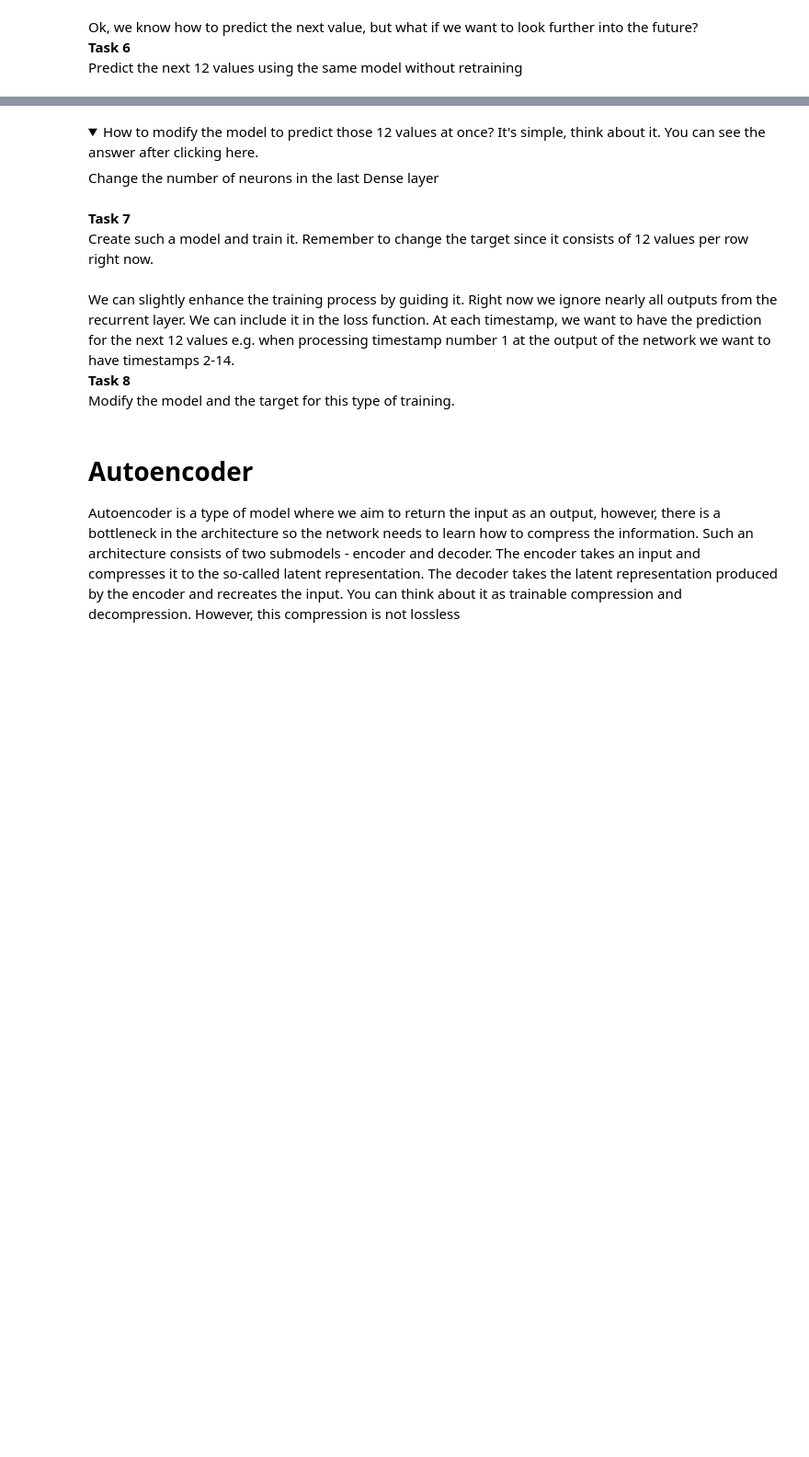
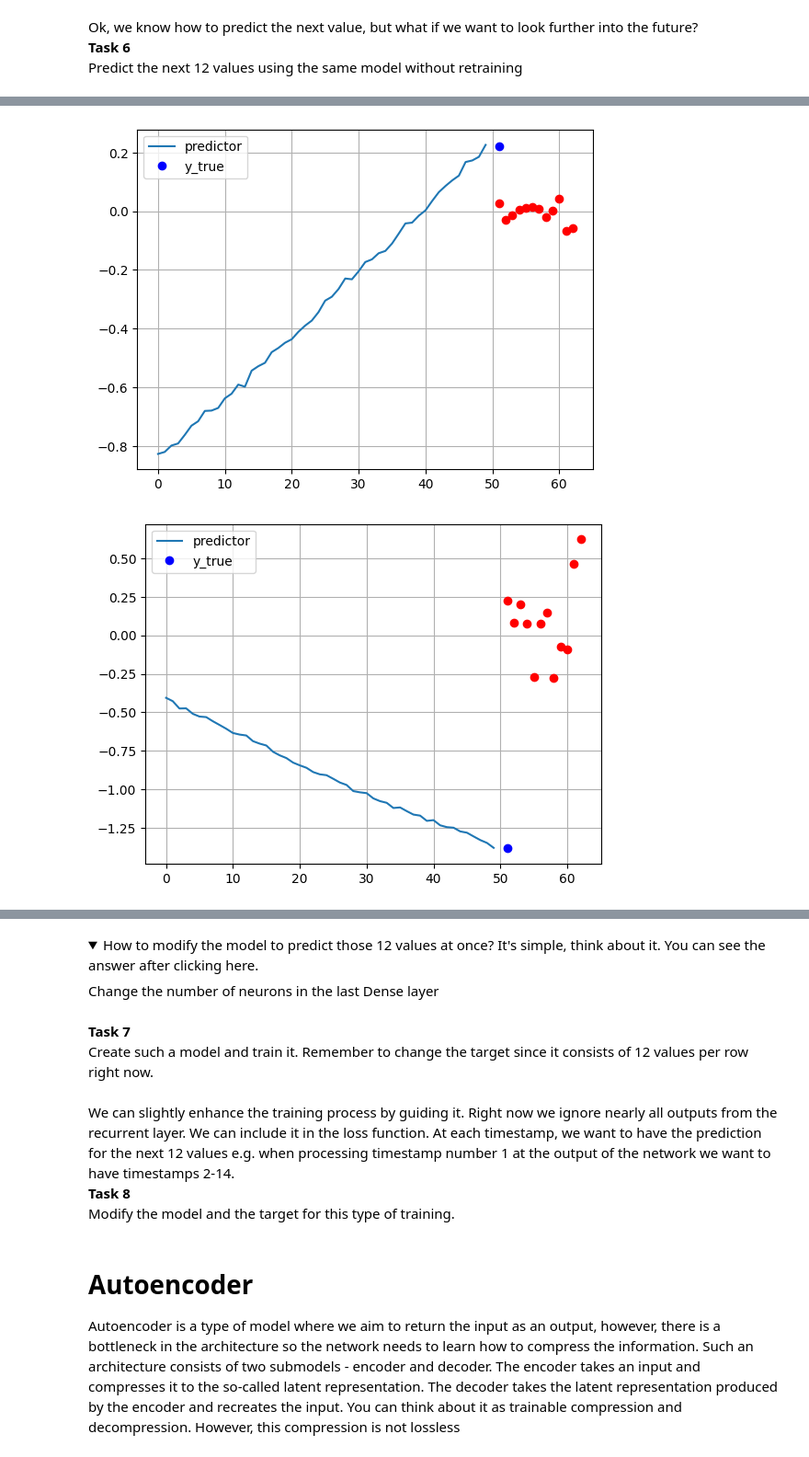
Before and after one commit to Bialkasss/DeepLearning, a Jupyter notebook: RNN/labRNN.ipynb, the cells around one changed output, grey strips where cells are left out. Shown at 92% size. Saved outputs shown, nothing was run; the diff lists cells and outputs as text; code cells hidden in the pictures; folded sections open; blank space fills up the shorter version.

```diff
--- a/RNN/labRNN.ipynb
+++ b/RNN/labRNN.ipynb
@@ -222,2 +510,10 @@ for i in np.random.randint(0, len(test_y), 10):
 # %% [markdown]
 **Task 5** <br>Repeat the prediction task but use LSTM instead of SimpleRNN. Check number of parameters
+# %%
+seqLen = 50
+model = Sequential()
+model.add(LSTM(64, input_shape=(seqLen, 1)))
+
+model.add(Dense(1))
+model.compile(loss='mse')
+model.summary()
@@ -239,0 +588,17 @@ Ok, we know how to predict the next value, but what if we want to look further i
+# %%
+lstm_output_model = Model(inputs=model.input, outputs=model.layers[0].output)
+lstm_output_model.summary()
+# Example for predicting 3 features
+
+output_features = 12
+new_input = Input(shape=(64,))  # Match LSTM output shape
+new_output = Dense(output_features)(new_input)
+
+# Build the new model
+feature_model = Model(inputs=new_input, outputs=new_output)
+feature_model.summary()
+features = lstm_output_model.predict(test_x)
+
+# Predict multiple outputs
+predictions = feature_model.predict(features)
+print(predictions.shape)  # Should be (10, 3)
@@ -239,0 +623,22 @@ Ok, we know how to predict the next value, but what if we want to look further i
+# %%
+for i in np.random.randint(0, len(test_y), 10):
+    plt.plot(range(windowSize), test_x[i], label='predictor')
+    plt.plot(windowSize+1, test_y[i], "bo", label="y_true")
+    plt.plot(windowSize+1, predictions[i][0], "ro")
+    plt.plot(windowSize+2, predictions[i][1], "ro")
+    plt.plot(windowSize+3, predictions[i][2], "ro")
+    plt.plot(windowSize+4, predictions[i][3], "ro")
+    plt.plot(windowSize+5, predictions[i][4], "ro")
+    plt.plot(windowSize+6, predictions[i][5], "ro")
+    plt.plot(windowSize+7, predictions[i][6], "ro")
+    plt.plot(windowSize+8, predictions[i][7], "ro")
+    plt.plot(windowSize+9, predictions[i][8], "ro")
+    plt.plot(windowSize+10, predictions[i][9], "ro")
+    plt.plot(windowSize+11, predictions[i][10], "ro")
+    plt.plot(windowSize+12, predictions[i][11], "ro")
+    plt.legend()
+    plt.grid()
+    plt.show()
+# %% [output]
+[figure, added]
+[figure, added]
```
Also changed, not shown: parts of 47 cells of this notebook, 1 other file.
